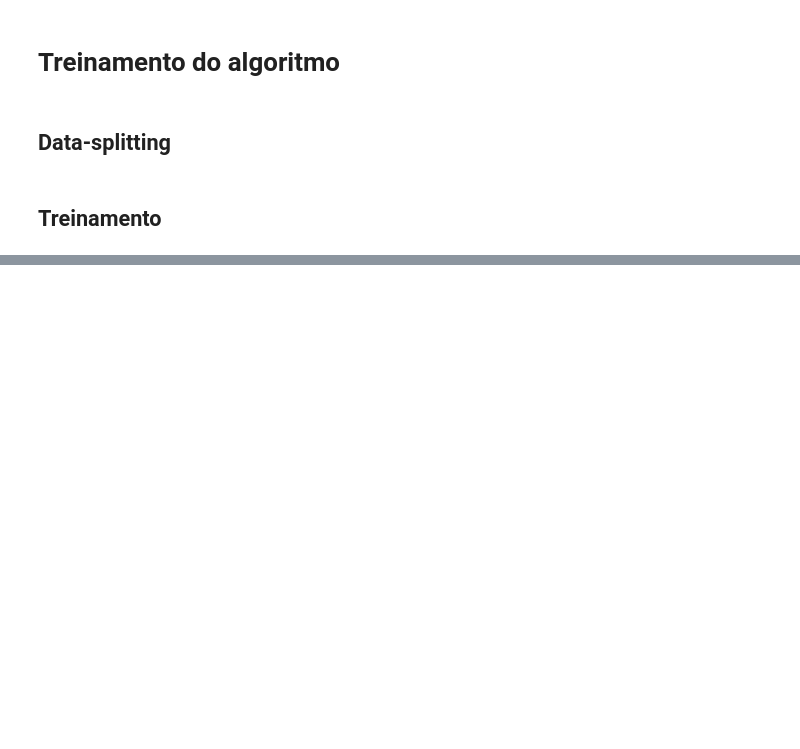
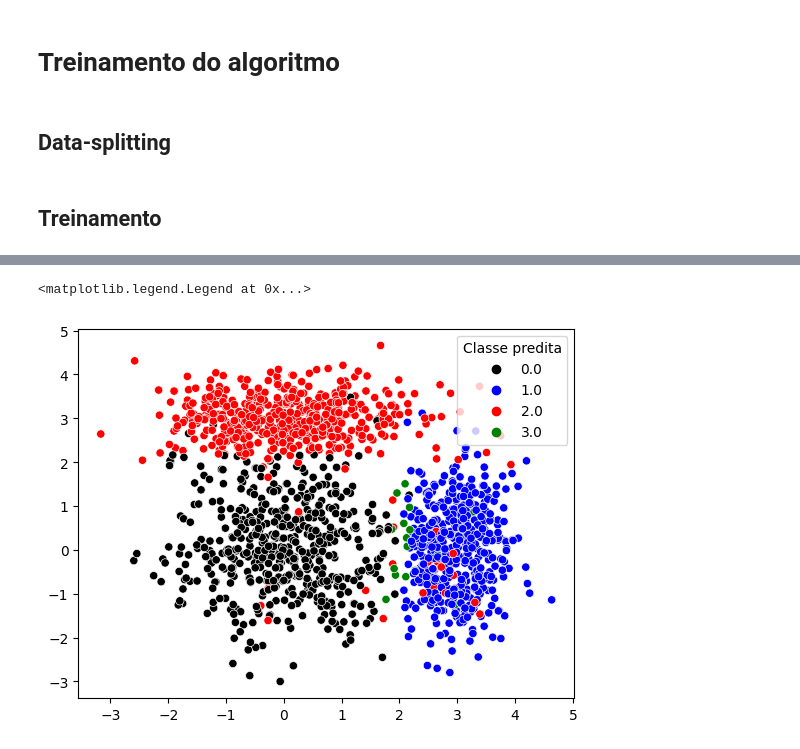
Before and after one commit to mvbdf/PyBCOPS, a Jupyter notebook: exemplo1.ipynb, the cells around one changed output, grey strips where cells are left out. Drawn from its saved outputs; the diff is of its cells as text; code cells hidden in the pictures; blank space fills up the shorter version.

```diff
--- a/exemplo1.ipynb
+++ b/exemplo1.ipynb
@@ -81,0 +89,20 @@ prediction_conformal[foldid_te==2,:] = bcops['conformal_scores2']
+# %%
+alpha = 1-0.95
+
+y_pred = np.zeros(prediction_conformal.shape[0])
+
+for i in range(prediction_conformal.shape[0]):
+    pred = (prediction_conformal[i,:] > alpha)
+
+    if not (pred[0] or pred[1]):
+        y_pred[i] = 2 # outlier
+    elif pred[0] and pred[1]:
+        y_pred[i] = 3 # ambas as classes
+    else:
+        y_pred[i] = labels[pred][0] # apenas uma das classes
+
+sns.scatterplot(x = X_test[:,0], y = X_test[:,1], hue = y_pred, palette=['black', 'blue', 'red', 'green'])
+plt.legend(title = "Classe predita")
+# %% [output]
+<matplotlib.legend.Legend at 0x...>
+[figure, added]
```
Also changed, not shown: parts of 18 cells of this notebook, 1 other file.
